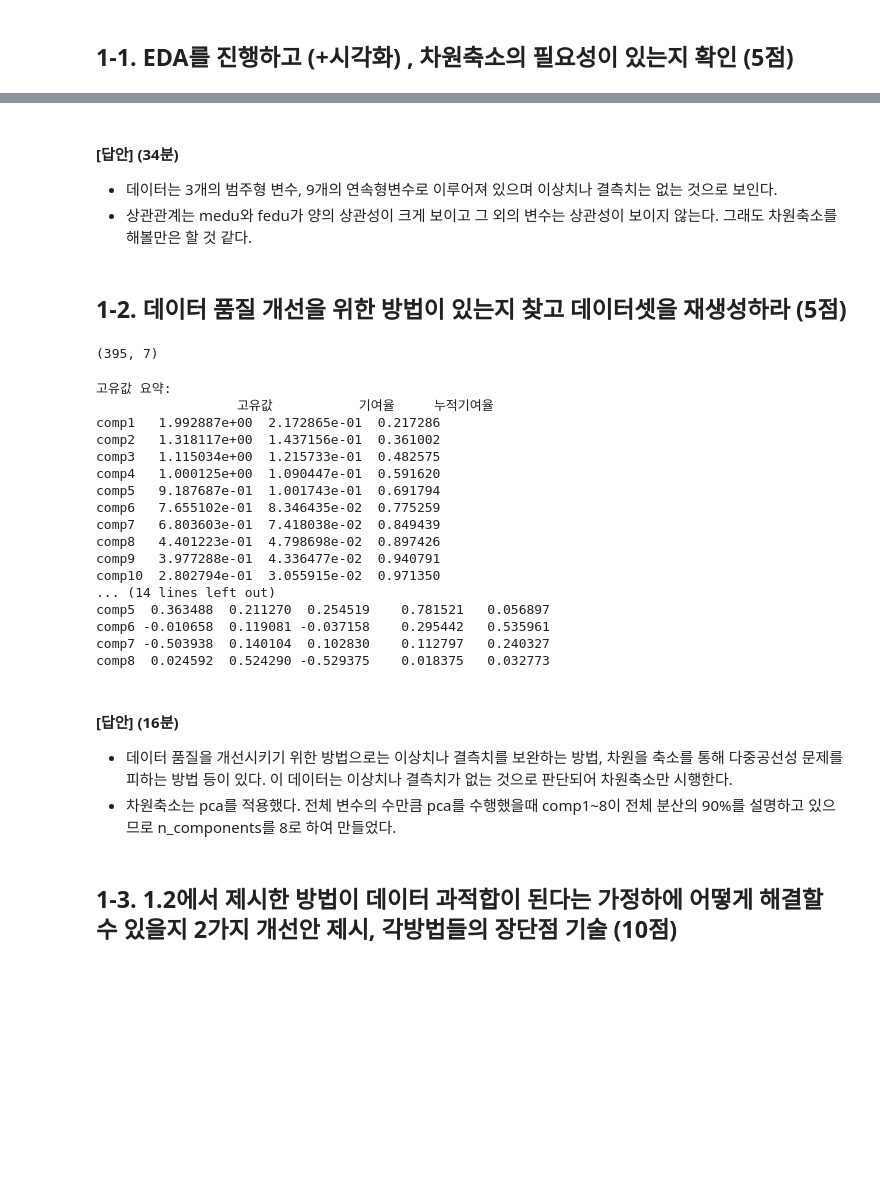
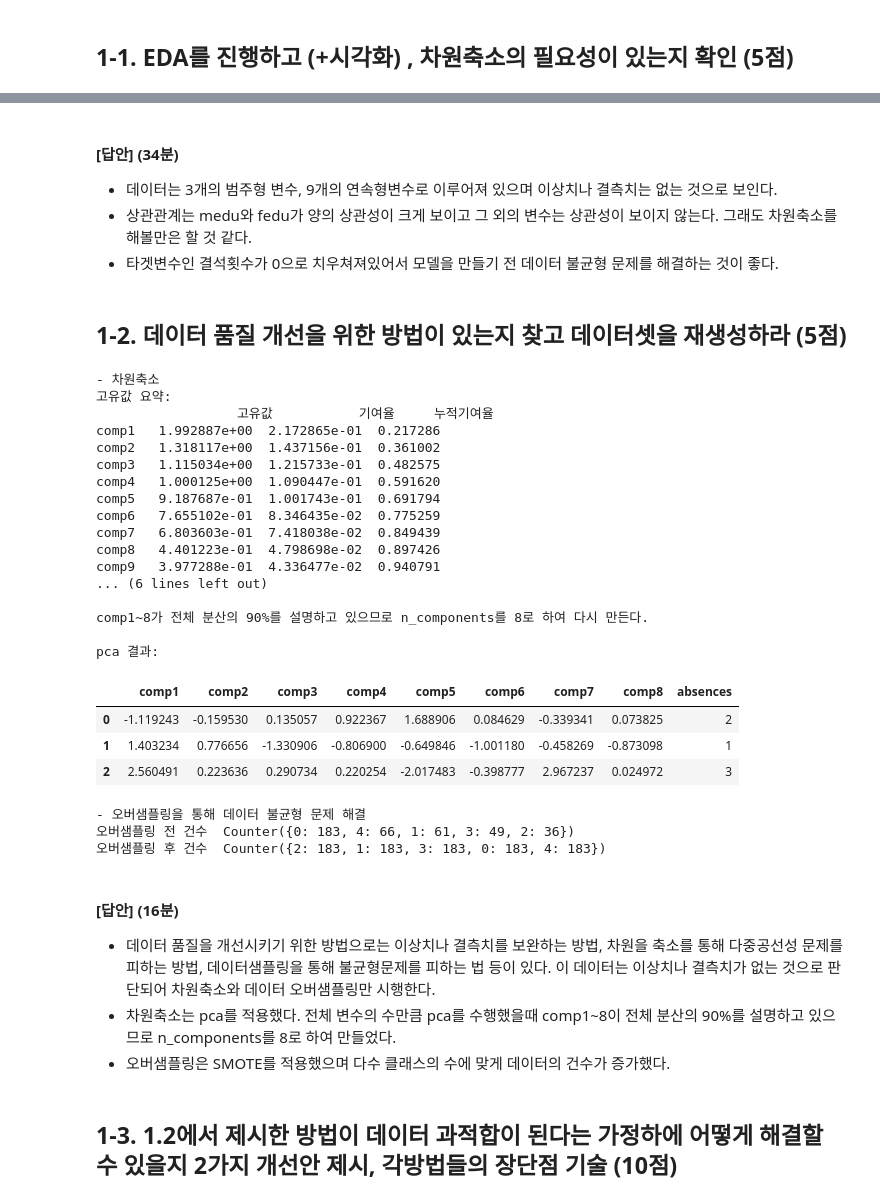
Before and after one commit to kjh8331267/ADP_Study, a Jupyter notebook: 28_adp_jhkim_time.ipynb, the cells around one changed output, grey strips where cells are left out. Cells and saved outputs as stored; diff of their text form; code cells hidden in the pictures; blank space fills up the shorter version.

```diff
--- a/28_adp_jhkim_time.ipynb
+++ b/28_adp_jhkim_time.ipynb
@@ -179,15 +180,13 @@ Series([], dtype: int64)
 #### [답안] (34분)
 - 데이터는 3개의 범주형 변수, 9개의 연속형변수로 이루어져 있으며 이상치나 결측치는 없는 것으로 보인다.
 - 상관관계는 medu와 fedu가 양의 상관성이 크게 보이고 그 외의 변수는 상관성이 보이지 않는다. 그래도 차원축소를 해볼만은 할 것 같다.
+- 타겟변수인 결석횟수가 0으로 치우쳐져있어서 모델을 만들기 전 데이터 불균형 문제를 해결하는 것이 좋다.
 # %% [markdown]
 ## 1-2. 데이터 품질 개선을 위한 방법이 있는지 찾고 데이터셋을 재생성하라 (5점)
-# %%
-enc.transform(df_x_enc).shape
-# %% [output]
-(395, 7)
 # %%
 # 데이터 품질을 개선시키기 위한 방법으로는 이상치나 결측치를 보완하는 방법, 차원을 축소를 통해 다중공선성 문제를 피하는 방법 등이 있다. 이 데이터는 이상치나 결측치가 없는 것으로 판단되어 차원축소만 시행한다.
 
+print('- 차원축소')
 x_col = list(df.columns)
 x_col.remove('absences')
 df_x = df[x_col]
@@ -207,48 +206,64 @@ df_x_num = pd.DataFrame(ss.transform(df_x_num), columns = df_x_num.columns)
 df_x2 = pd.concat([df_x_num, df_x_enc], axis = 1)
 
 # PCA적합
 model = PCA(n_components=df_x2.shape[1], svd_solver='auto')
 model.fit(df_x2)
 
 # 고유값 요약
 e_value = pd.DataFrame({'고유값':model.explained_variance_, '기여율':model.explained_variance_ratio_},
                       index = ['comp%s'%i for i in range(1, df_x2.shape[1]+1)])
 e_value['누적기여율'] = e_value['기여율'].cumsum()
 print('고유값 요약:\n', e_value, '\n')
 
-print('\n comp1~8가 전체 분산의 90%를 설명하고 있으므로 n_components를 8로 하여 다시 만든다.')
+print('comp1~8가 전체 분산의 90%를 설명하고 있으므로 n_components를 8로 하여 다시 만든다.')
 # PCA 재적합
 best_dim = 8
 model = PCA(n_components=best_dim, svd_solver = 'auto')
 model.fit(df_x2)
-pca_x = model.fit_transform(df_x2)
+df_pca_x = pd.DataFrame(model.fit_transform(df_x2), columns = ['comp%s'%i for i in range(1, best_dim+1)])
+df_pca = pd.concat([df_pca_x, df['absences']], axis = 1)
+print('\npca 결과: ')
+display(df_pca.head(3))
 
 # 고유벡터 요약
-e_vector = pd.DataFrame(model.components_, index = ['comp%s'%i for i in range(1, best_dim+1)],
-                       columns = df_x2.columns)
-print('고유벡터 요약:\n', e_vector.iloc[:, :5], '\n')
+# e_vector = pd.DataFrame(model.components_, index = ['comp%s'%i for i in range(1, best_dim+1)], columns = df_x2.columns)
+# print('고유벡터 요약:\n', e_vector.iloc[:, :5], '\n')
+
+print('- 오버샘플링을 통해 데이터 불균형 문제 해결')
+print('오버샘플링 전 건수 ', Counter(df['absences']))
+smote = SMOTE(sampling_strategy = 'auto')
+df_smote_x, df_smote_y = smote.fit_resample(df_pca_x, df['absences'])
+print('오버샘플링 후 건수 ', Counter(df_smote_y))
 # %% [output]
+- 차원축소
 고유값 요약:
                   고유값           기여율     누적기여율
 comp1   1.992887e+00  2.172865e-01  0.217286
 comp2   1.318117e+00  1.437156e-01  0.361002
 comp3   1.115034e+00  1.215733e-01  0.482575
 comp4   1.000125e+00  1.090447e-01  0.591620
 comp5   9.187687e-01  1.001743e-01  0.691794
 comp6   7.655102e-01  8.346435e-02  0.775259
 comp7   6.803603e-01  7.418038e-02  0.849439
 comp8   4.401223e-01  4.798698e-02  0.897426
 comp9   3.977288e-01  4.336477e-02  0.940791
-comp10  2.802794e-01  3.055915e-02  0.971350
-... (14 lines left out)
-comp5  0.363488  0.211270  0.254519    0.781521   0.056897
-comp6 -0.010658  0.119081 -0.037158    0.295442   0.535961
-comp7 -0.503938  0.140104  0.102830    0.112797   0.240327
-comp8  0.024592  0.524290 -0.529375    0.018375   0.032773
+... (6 lines left out)
+
+comp1~8가 전체 분산의 90%를 설명하고 있으므로 n_components를 8로 하여 다시 만든다.
+
+pca 결과:
+|  | comp1 | comp2 | comp3 | comp4 | comp5 | comp6 | comp7 | comp8 | absences |
+| 0 | -1.119243 | -0.159530 | 0.135057 | 0.922367 | 1.688906 | 0.084629 | -0.339341 | 0.073825 | 2 |
+| 1 | 1.403234 | 0.776656 | -1.330906 | -0.806900 | -0.649846 | -1.001180 | -0.458269 | -0.873098 | 1 |
+| 2 | 2.560491 | 0.223636 | 0.290734 | 0.220254 | -2.017483 | -0.398777 | 2.967237 | 0.024972 | 3 |
+- 오버샘플링을 통해 데이터 불균형 문제 해결
+오버샘플링 전 건수  Counter({0: 183, 4: 66, 1: 61, 3: 49, 2: 36})
+오버샘플링 후 건수  Counter({2: 183, 1: 183, 3: 183, 0: 183, 4: 183})
 # %% [markdown]
 #### [답안] (16분)
-- 데이터 품질을 개선시키기 위한 방법으로는 이상치나 결측치를 보완하는 방법, 차원을 축소를 통해 다중공선성 문제를 피하는 방법 등이 있다. 이 데이터는 이상치나 결측치가 없는 것으로 판단되어 차원축소만 시행한다.
+- 데이터 품질을 개선시키기 위한 방법으로는 이상치나 결측치를 보완하는 방법, 차원을 축소를 통해 다중공선성 문제를 피하는 방법, 데이터샘플링을 통해 불균형문제를 피하는 법 등이 있다. 이 데이터는 이상치나 결측치가 없는 것으로 판단되어 차원축소와 데이터 오버샘플링만 시행한다.
 - 차원축소는 pca를 적용했다. 전체 변수의 수만큼 pca를 수행했을때 comp1~8이 전체 분산의 90%를 설명하고 있으므로 n_components를 8로 하여 만들었다.
+- 오버샘플링은 SMOTE를 적용했으며 다수 클래스의 수에 맞게 데이터의 건수가 증가했다.
 # %% [markdown]
 ## 1-3. 1.2에서 제시한 방법이 데이터 과적합이 된다는 가정하에 어떻게 해결할 수 있을지 2가지 개선안 제시, 각방법들의 장단점 기술 (10점)
 # %% [markdown]
```
Also changed, not shown: parts of 10 cells of this notebook, 2 other files.
